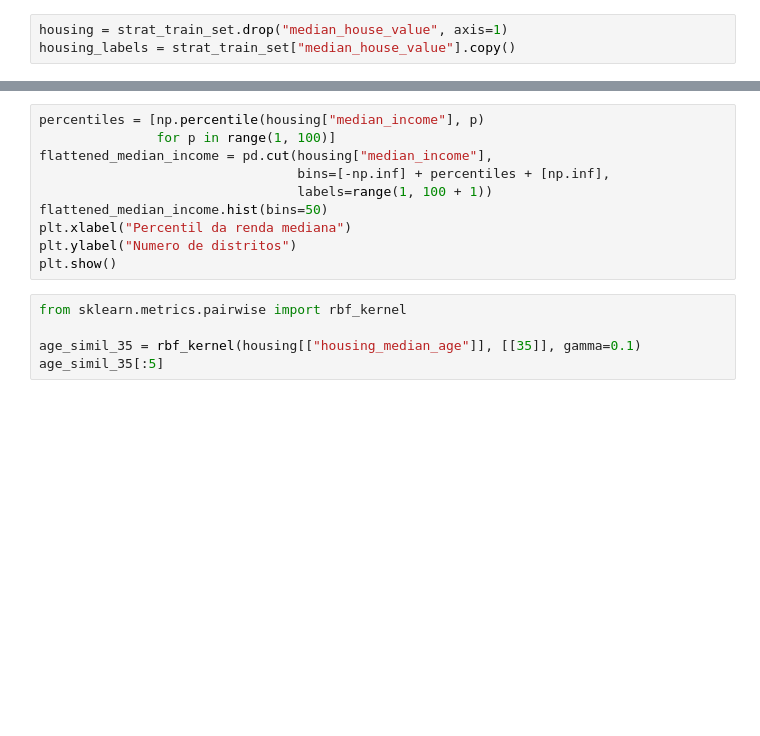
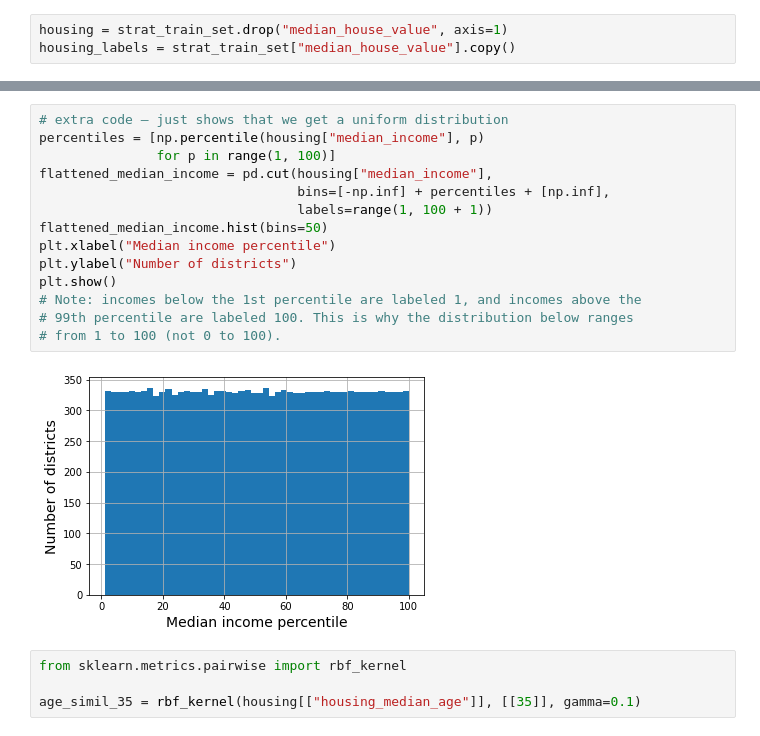
Before and after one commit to JorgRibeiro/modelos-handson, a Jupyter notebook: chapter-02/02_Projeto_End_to_End_de_Machine_Learning.ipynb, the cells around one changed output, grey strips where cells are left out. Cells and saved outputs as stored; diff of their text form; blank space fills up the shorter version.

```diff
--- a/chapter-02/02_Projeto_End_to_End_de_Machine_Learning.ipynb
+++ b/chapter-02/02_Projeto_End_to_End_de_Machine_Learning.ipynb
@@ -303,15 +728,20 @@ plt.show()
 # %%
+# extra code – just shows that we get a uniform distribution
 percentiles = [np.percentile(housing["median_income"], p)
                for p in range(1, 100)]
 flattened_median_income = pd.cut(housing["median_income"],
                                  bins=[-np.inf] + percentiles + [np.inf],
                                  labels=range(1, 100 + 1))
 flattened_median_income.hist(bins=50)
-plt.xlabel("Percentil da renda mediana")
-plt.ylabel("Numero de distritos")
+plt.xlabel("Median income percentile")
+plt.ylabel("Number of districts")
 plt.show()
+# Note: incomes below the 1st percentile are labeled 1, and incomes above the
+# 99th percentile are labeled 100. This is why the distribution below ranges
+# from 1 to 100 (not 0 to 100).
+# %% [output]
+[figure, added]
 # %%
 from sklearn.metrics.pairwise import rbf_kernel
 
 age_simil_35 = rbf_kernel(housing[["housing_median_age"]], [[35]], gamma=0.1)
-age_simil_35[:5]
```
Also changed, not shown: parts of 268 cells of this notebook.
